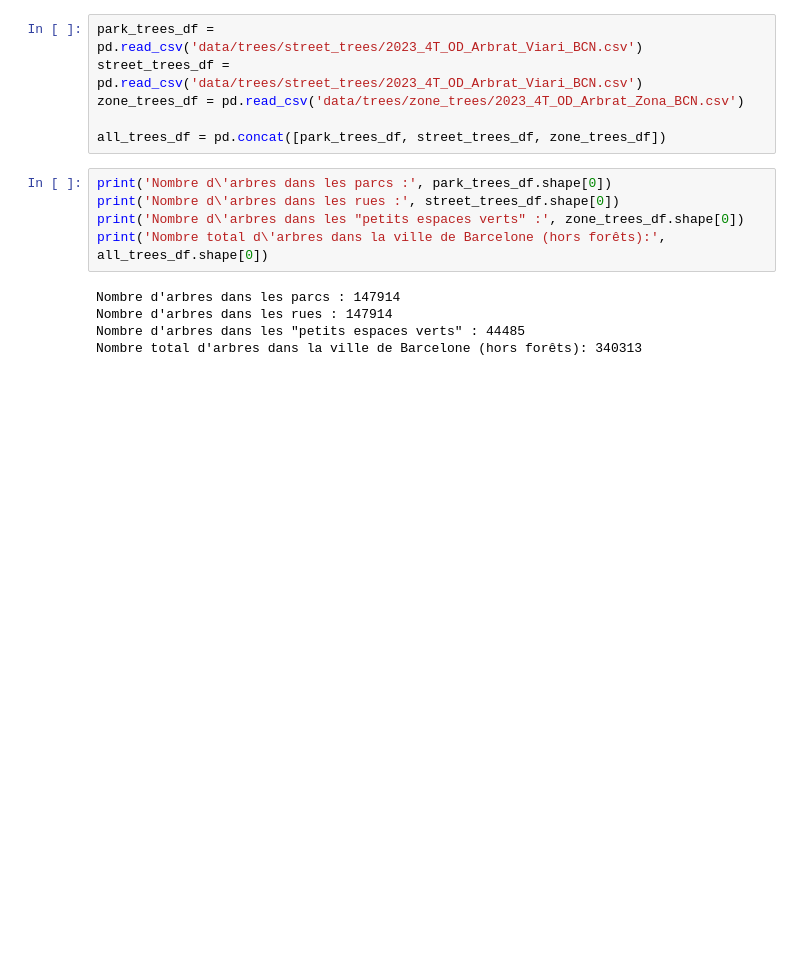
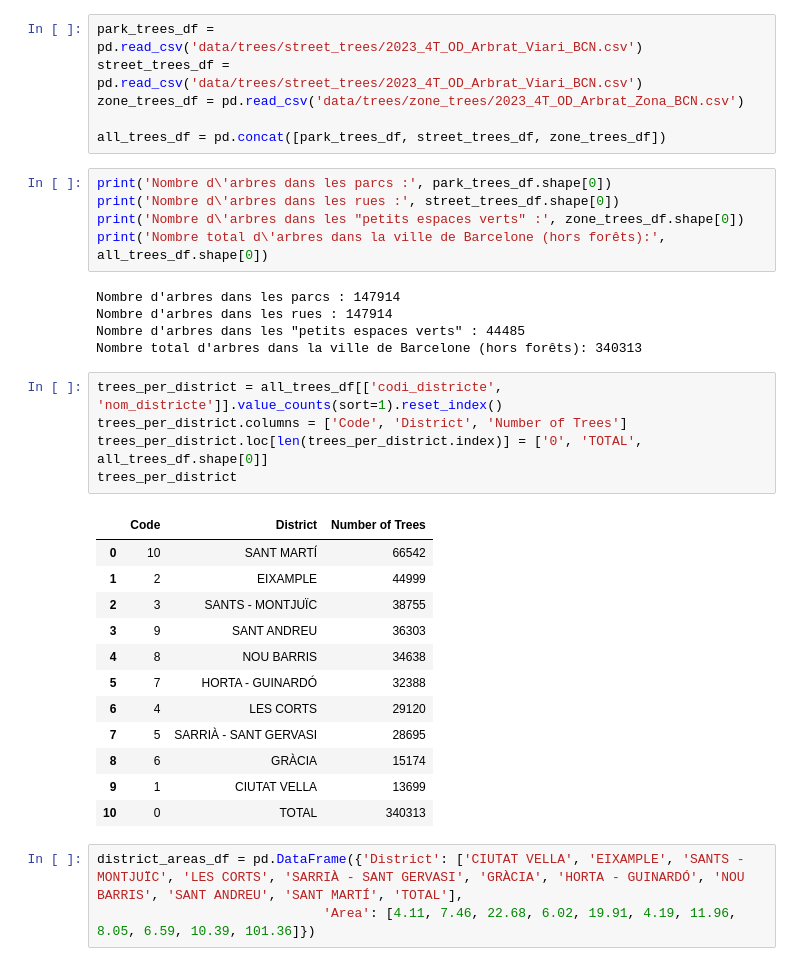
Before and after one commit to Myuketsu/opendata, a Jupyter notebook: Trees.ipynb, the cells around one changed output. Cells and saved outputs as stored; diff of their text form; blank space fills up the shorter version.

```diff
--- a/Trees.ipynb
+++ b/Trees.ipynb
@@ -30,3 +30,24 @@ Nombre d'arbres dans les parcs : 147914
 Nombre d'arbres dans les rues : 147914
 Nombre d'arbres dans les "petits espaces verts" : 44485
 Nombre total d'arbres dans la ville de Barcelone (hors forêts): 340313
+# %%
+trees_per_district = all_trees_df[['codi_districte', 'nom_districte']].value_counts(sort=1).reset_index()
+trees_per_district.columns = ['Code', 'District', 'Number of Trees']
+trees_per_district.loc[len(trees_per_district.index)] = ['0', 'TOTAL', all_trees_df.shape[0]]
+trees_per_district
+# %% [output]
+|  | Code | District | Number of Trees |
+| 0 | 10 | SANT MARTÍ | 66542 |
+| 1 | 2 | EIXAMPLE | 44999 |
+| 2 | 3 | SANTS - MONTJUÏC | 38755 |
+| 3 | 9 | SANT ANDREU | 36303 |
+| 4 | 8 | NOU BARRIS | 34638 |
+| 5 | 7 | HORTA - GUINARDÓ | 32388 |
+| 6 | 4 | LES CORTS | 29120 |
+| 7 | 5 | SARRIÀ - SANT GERVASI | 28695 |
+| 8 | 6 | GRÀCIA | 15174 |
+| 9 | 1 | CIUTAT VELLA | 13699 |
+| 10 | 0 | TOTAL | 340313 |
+# %%
+district_areas_df = pd.DataFrame({'District': ['CIUTAT VELLA', 'EIXAMPLE', 'SANTS - MONTJUÏC', 'LES CORTS', 'SARRIÀ - SANT GERVASI', 'GRÀCIA', 'HORTA - GUINARDÓ', 'NOU BARRIS', 'SANT ANDREU', 'SANT MARTÍ', 'TOTAL'],
+                             'Area': [4.11, 7.46, 22.68, 6.02, 19.91, 4.19, 11.96, 8.05, 6.59, 10.39, 101.36]})
```
Also changed, not shown: parts of 5 cells of this notebook, 3 other files.
